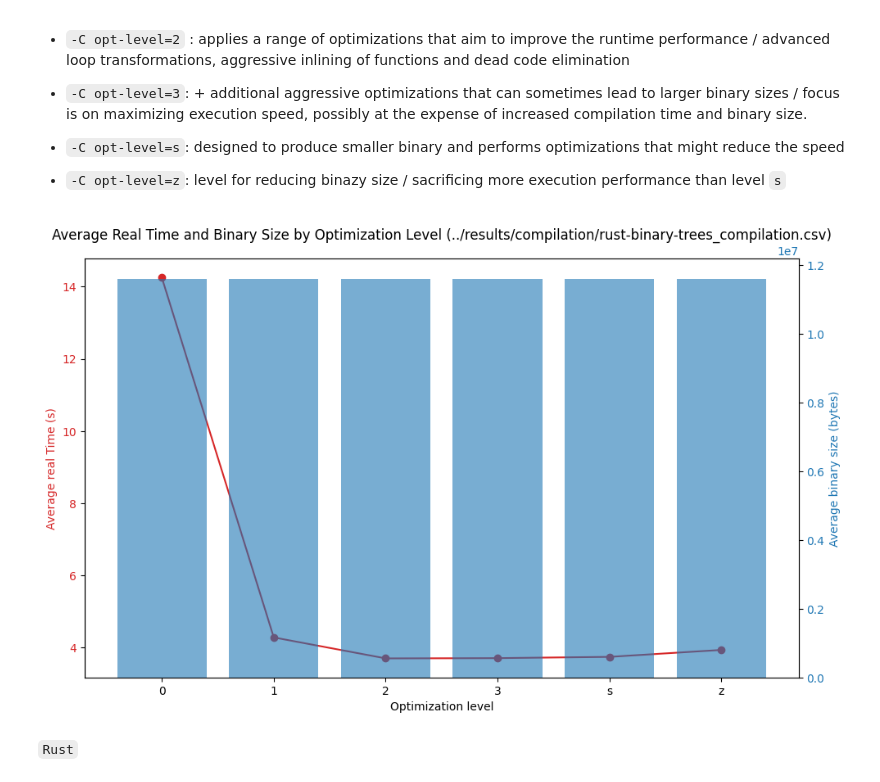
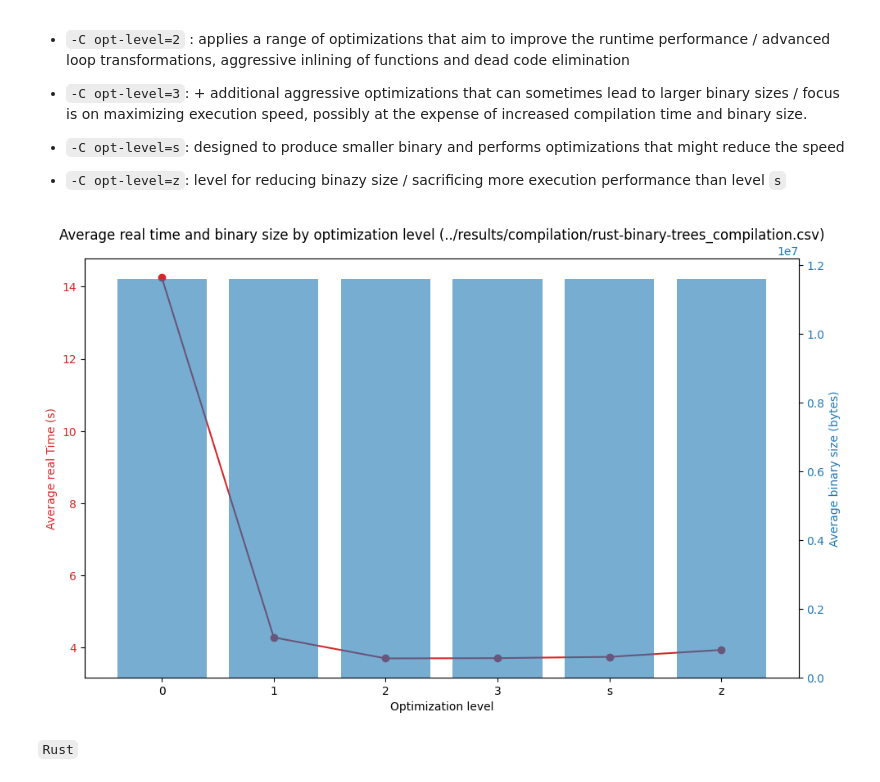
Before and after one commit to reynaldesgr/HPC-Benchmark, a Jupyter notebook: notebook/graphs.ipynb, the cells around one changed output. Saved outputs shown, nothing was run; the diff lists cells and outputs as text; code cells hidden in the pictures.

```diff
--- a/notebook/graphs.ipynb
+++ b/notebook/graphs.ipynb
@@ -108,35 +108,35 @@ csv_files = [
 
 for csv_file in csv_files:
     data = pd.read_csv(csv_file)
     data = data[data['Real Time(s)'] != ' Compilation Failed']
 
     data['Real Time(s)'] = pd.to_numeric(data['Real Time(s)'], errors='coerce')
     data['User Time(s)'] = pd.to_numeric(data['User Time(s)'], errors='coerce')
     data['System Time(s)'] = pd.to_numeric(data['System Time(s)'], errors='coerce')
     data['Binary Size(bytes)'] = pd.to_numeric(data['Binary Size(bytes)'], errors='coerce')
 
     averages = data.groupby('Optimization').mean().reset_index()
 
     fig, ax1 = plt.subplots(figsize=(10, 6))
 
     color = 'tab:red'
     ax1.set_xlabel('Optimization level')
     ax1.set_ylabel('Average real Time (s)', color=color)
     ax1.plot(averages['Optimization'], averages['Real Time(s)'], color=color, marker='o', label='Average real Time')
     ax1.tick_params(axis='y', labelcolor=color)
 
     ax2 = ax1.twinx()
 
     color = 'tab:blue'
     ax2.set_ylabel('Average binary size (bytes)', color=color)
     ax2.bar(averages['Optimization'], averages['Binary Size(bytes)'], color=color, alpha=0.6, label='Average binary Size')
     ax2.tick_params(axis='y', labelcolor=color)
 
     fig.tight_layout()
-    plt.title(f'Average Real Time and Binary Size by Optimization Level ({csv_file})')
+    plt.title(f'Average real time and binary size by optimization level ({csv_file})')
     plt.show()
 # %% [output]
-[figure, old version]
+[figure, new version]
 # %% [markdown]
 ``Rust``
 # %% [markdown]
```
Also changed, not shown: 8 other files.
